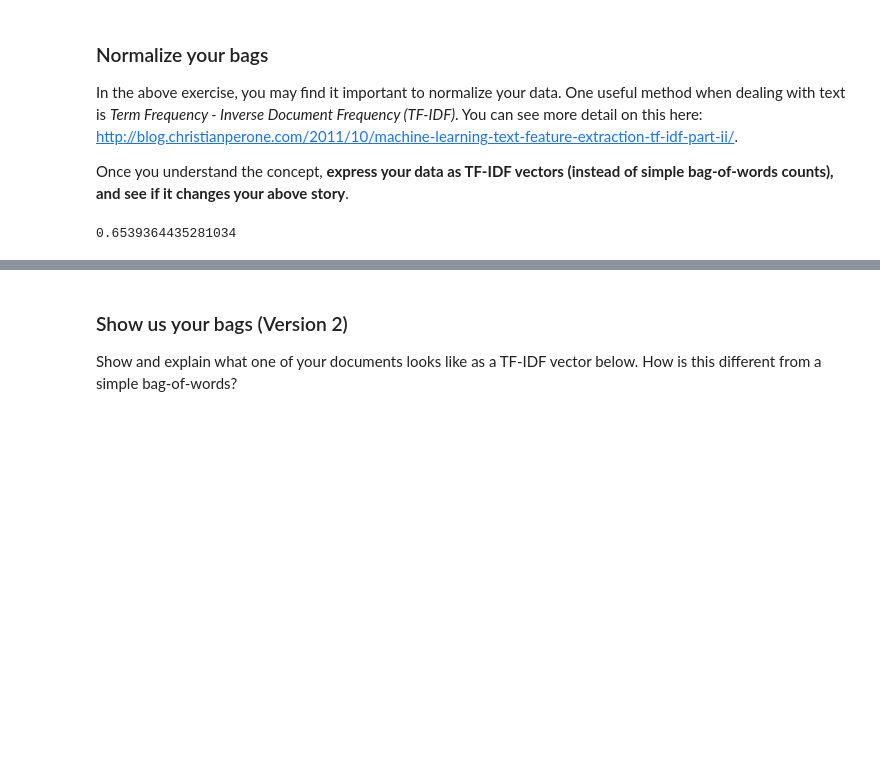
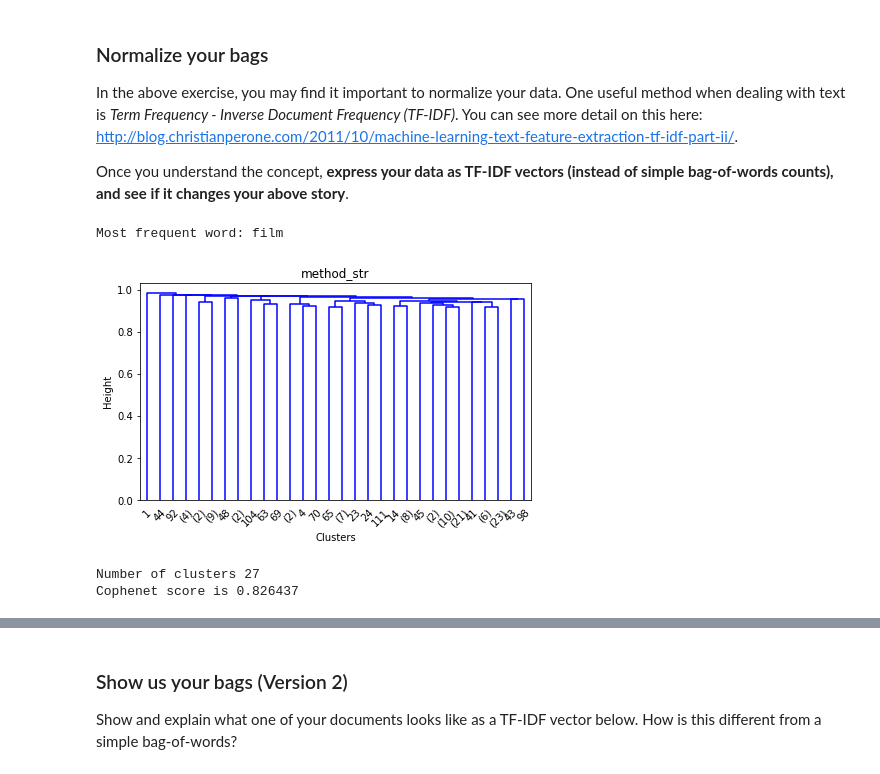
Before and after one commit to hanifa2102/AIAP_Week5, a Jupyter notebook: Week5_NLP_student.ipynb, the cells around one changed output, grey strips where cells are left out. Saved outputs shown, nothing was run; the diff lists cells and outputs as text; code cells hidden in the pictures; blank space fills up the shorter version.

```diff
--- a/Week5_NLP_student.ipynb
+++ b/Week5_NLP_student.ipynb
@@ -90,0 +105,22 @@ Cons:
+# %%
+def doHierarchialClustering(dtm,metric,threshold):
+    Z = hierarchy.linkage(dtm,"average", metric=metric)
+    fig=plt.figure(figsize = (7,4))
+    ax=fig.add_subplot(111)
+    ax.set(title="method_str",xlabel='Clusters',ylabel='Height')
+    dendrogram(Z,
+    #            labels=df1.index.values,
+           ax=ax,
+           truncate_mode='lastp',
+           orientation='top',
+           show_leaf_counts=True
+    )
+
+    plt.show()
+    C = hierarchy.fcluster(Z,threshold, criterion="distance")
+    print("Number of clusters %d" %(len(np.unique(hierarchy.fcluster(Z, 0.92, criterion="distance")))))
+    c, coph_dists = cophenet(Z, pdist(dtm))
+#     print ("My name is %s and weight is %d kg!" % ('Zara', 21))
+    print("Cophenet score is %f"%(c))
+# %%
+threshold=0.95
@@ -109,20 +149,0 @@ Additional resources on LDA (if you are interested):
-# %%
-def doHierarchialClustering(dtm,metric):
-    Z = hierarchy.linkage(dtm,"average", metric=metric)
-    fig=plt.figure(figsize = (7,4))
-    ax=fig.add_subplot(111)
-    ax.set(title="method_str",xlabel='Clusters',ylabel='Height')
-    dendrogram(Z,
-    #            labels=df1.index.values,
-           ax=ax,
-           truncate_mode='lastp',
-           orientation='top',
-           show_leaf_counts=True
-    )
-
-    plt.show()
-    C = hierarchy.fcluster(Z, 0.8, criterion="distance")
-    print("Number of clusters %d" %(len(np.unique(hierarchy.fcluster(Z, 0.92, criterion="distance")))))
-    c, coph_dists = cophenet(Z, pdist(dtm))
-#     print ("My name is %s and weight is %d kg!" % ('Zara', 21))
-    print("Cophenet score is %f"%(c))
@@ -146,7 +155,13 @@ Once you understand the concept, **express your data as TF-IDF vectors (instead
 # %%
 dtm_tfid = TfidfTransformer().fit_transform(dtm)
 dtm_tfid = dtm_tfid.toarray()
-# %%
-dtm_tfid.max()
-# %% [output]
-0.6539364435281034
+# %%
+getFrequentWord(dtm_tfid)
+# %% [output]
+Most frequent word: film
+# %%
+doHierarchialClustering(dtm_tfid,'cosine',threshold)
+# %% [output]
+[figure, added]
+Number of clusters 27
+Cophenet score is 0.826437
```
Also changed, not shown: parts of 22 cells of this notebook.
